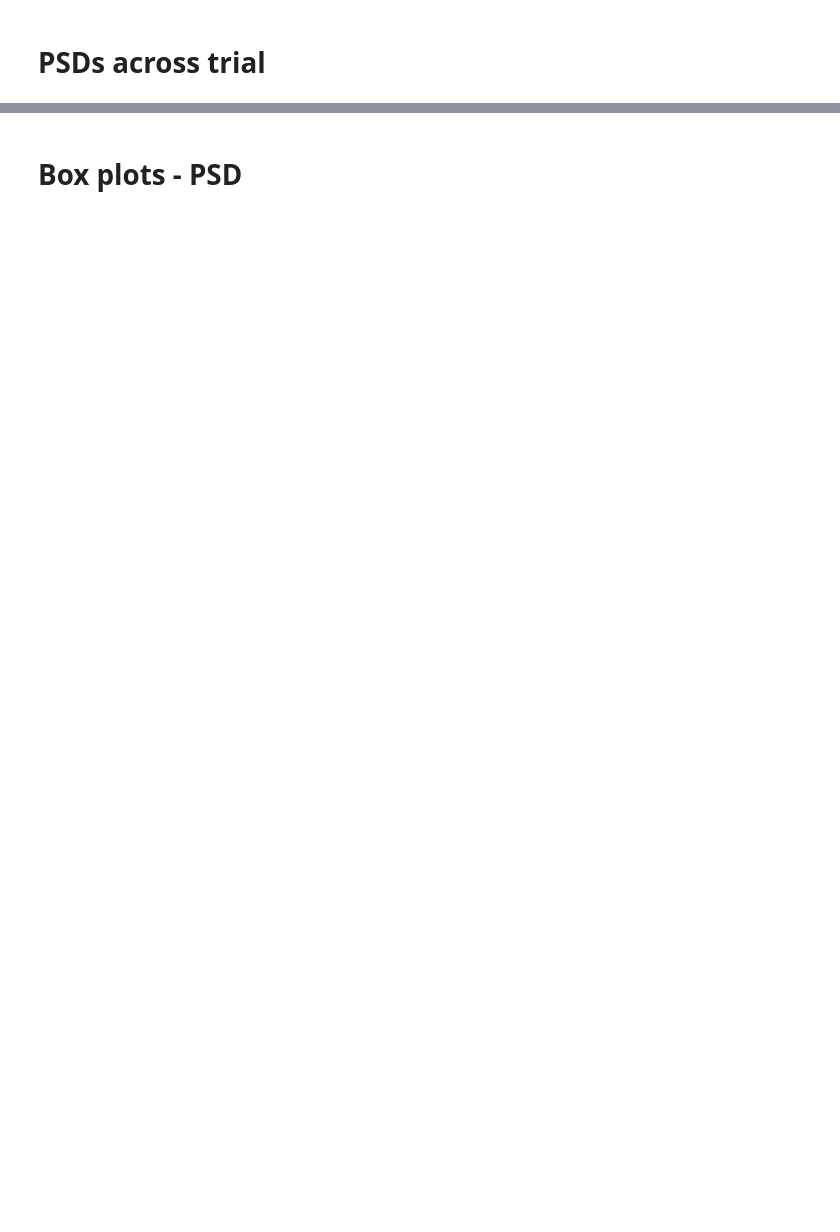
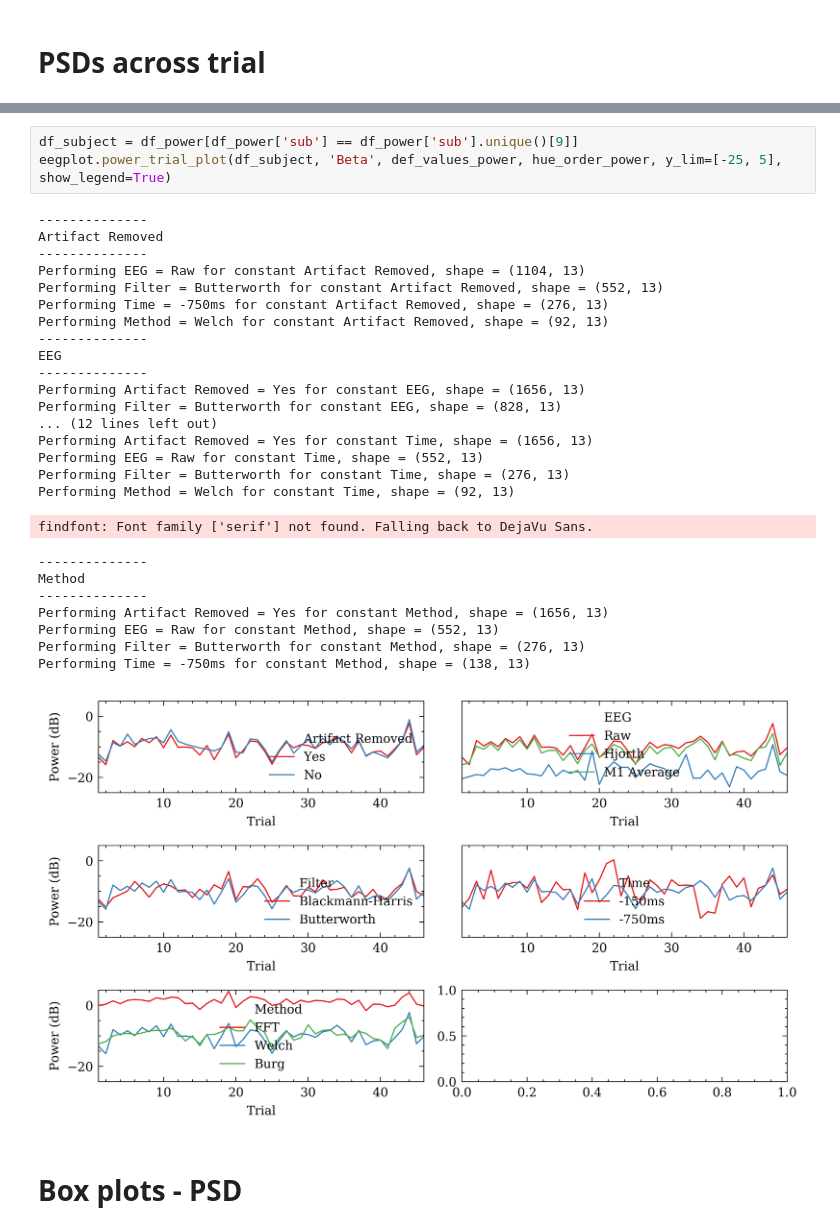
Before and after one commit to alamkanak/EEG-Correlation, a Jupyter notebook: 168-d2-plot.ipynb, the cells around one changed output, grey strips where cells are left out. Cells and saved outputs as stored; diff of their text form; blank space fills up the shorter version.

Commit message:
Generate paper-ready plots

```diff
--- a/168-d2-plot.ipynb
+++ b/168-d2-plot.ipynb
@@ -166,2 +113,32 @@ Performing Time = -750ms for constant Method, shape = (138, 13)
+# %%
+df_subject = df_power[df_power['sub'] == df_power['sub'].unique()[9]]
+eegplot.power_trial_plot(df_subject, 'Beta', def_values_power, hue_order_power, y_lim=[-25, 5], show_legend=True)
+# %% [output]
+--------------
+Artifact Removed
+--------------
+Performing EEG = Raw for constant Artifact Removed, shape = (1104, 13)
+Performing Filter = Butterworth for constant Artifact Removed, shape = (552, 13)
+Performing Time = -750ms for constant Artifact Removed, shape = (276, 13)
+Performing Method = Welch for constant Artifact Removed, shape = (92, 13)
+--------------
+EEG
+--------------
+Performing Artifact Removed = Yes for constant EEG, shape = (1656, 13)
+Performing Filter = Butterworth for constant EEG, shape = (828, 13)
+... (12 lines left out)
+Performing Artifact Removed = Yes for constant Time, shape = (1656, 13)
+Performing EEG = Raw for constant Time, shape = (552, 13)
+Performing Filter = Butterworth for constant Time, shape = (276, 13)
+Performing Method = Welch for constant Time, shape = (92, 13)
+findfont: Font family ['serif'] not found. Falling back to DejaVu Sans.
+--------------
+Method
+--------------
+Performing Artifact Removed = Yes for constant Method, shape = (1656, 13)
+Performing EEG = Raw for constant Method, shape = (552, 13)
+Performing Filter = Butterworth for constant Method, shape = (276, 13)
+Performing Time = -750ms for constant Method, shape = (138, 13)
+[figure, added]
 # %% [markdown]
 # Box plots - PSD
```
Also changed, not shown: parts of 19 cells of this notebook, 4 other files.
